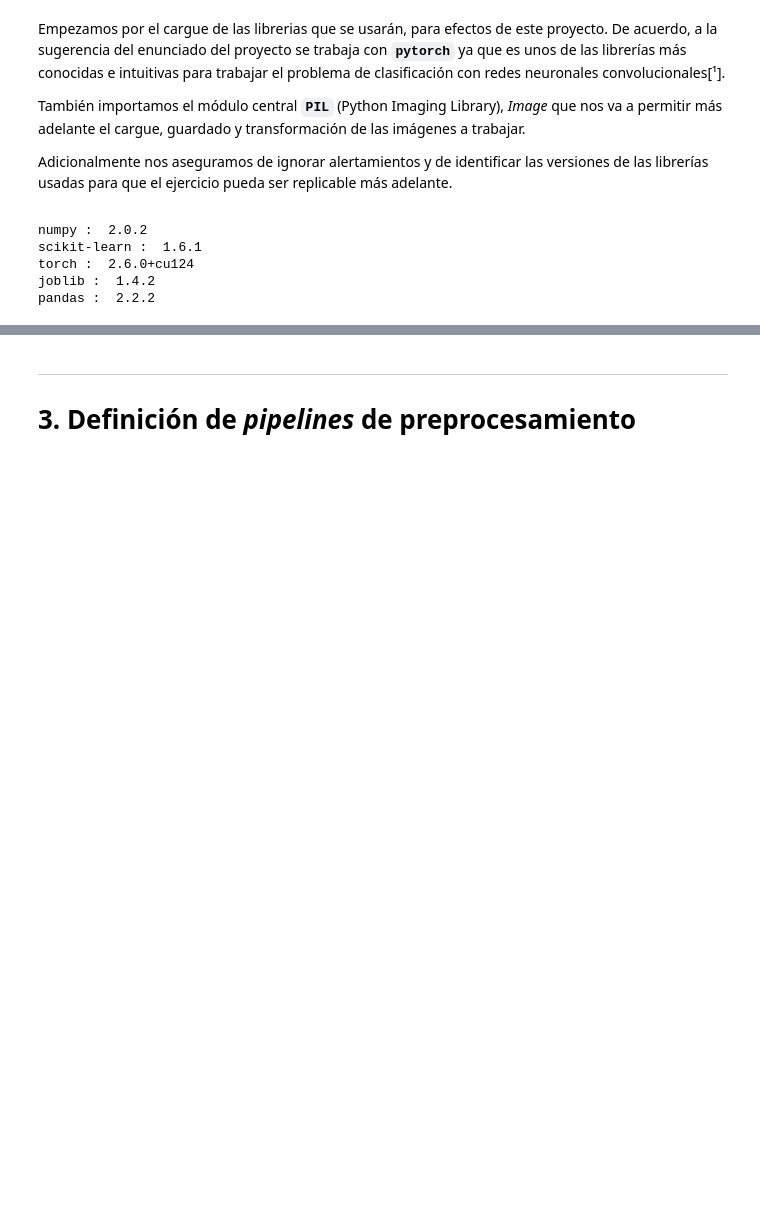
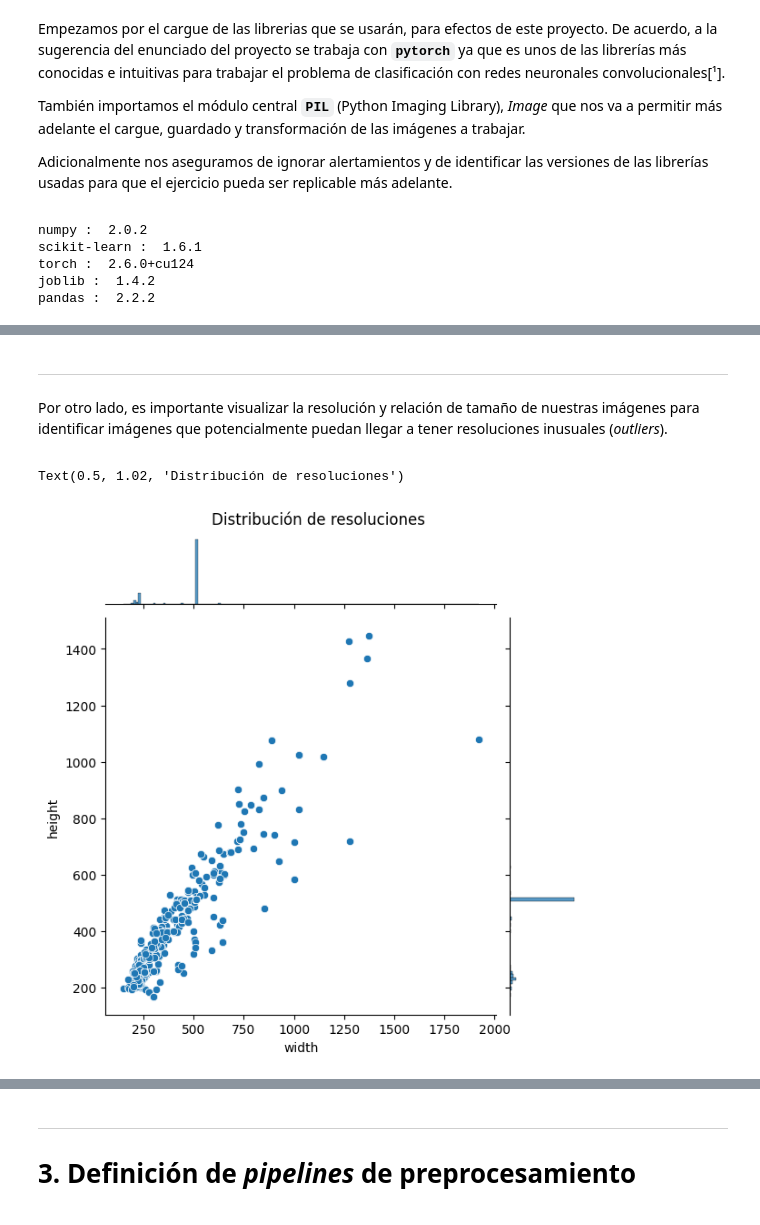
Before and after one commit to Jorbnc/MAIA-DL, a Jupyter notebook: Mini_Proyecto_1_DL.ipynb, the cells around one changed output, grey strips where cells are left out. Saved outputs shown, nothing was run; the diff lists cells and outputs as text; code cells hidden in the pictures; blank space fills up the shorter version.

```diff
--- a/Mini_Proyecto_1_DL.ipynb
+++ b/Mini_Proyecto_1_DL.ipynb
@@ -172,0 +217,19 @@ XXXXXXX
+# %% [markdown]
+***
+<span style="font-family:Cambria Math">
+
+Por otro lado, es importante visualizar la resolución y relación de tamaño de nuestras imágenes para identificar imágenes que potencialmente puedan llegar a tener resoluciones inusuales (*outliers*).
+</span>
+# %%
+# Devuelve el tamaño (ancho x altura) de cada imágen
+def get_size(path):
+    with Image.open(path) as im:
+        return im.size
+
+df_paths[['width', 'height']] = df_paths['img_path'].apply(lambda p: pd.Series(get_size(p)))
+
+sns.jointplot(data=df_paths, x='width', y='height', height=6)
+plt.suptitle('Distribución de resoluciones', y=1.02)
+# %% [output]
+Text(0.5, 1.02, 'Distribución de resoluciones')
+[figure, added]
```
Also changed, not shown: parts of 18 cells of this notebook.
